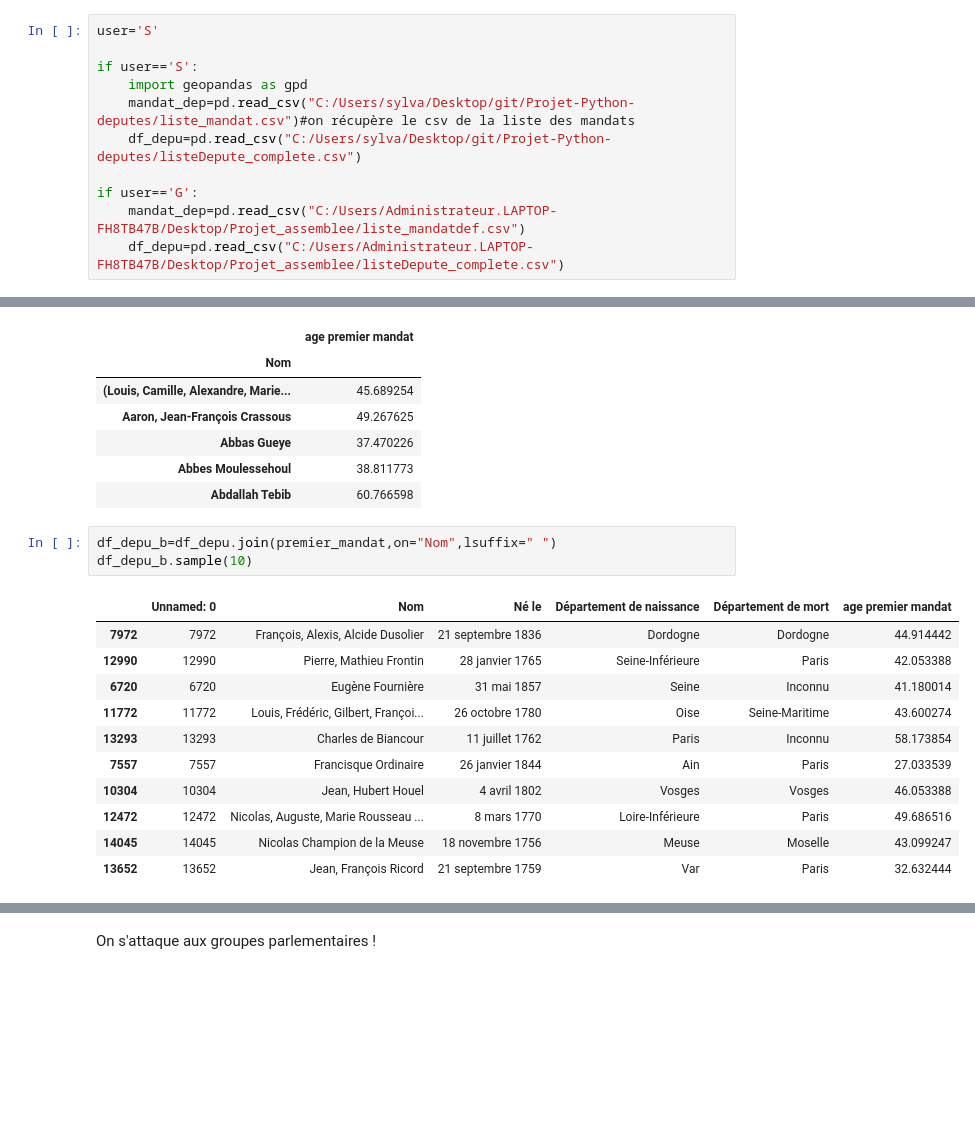
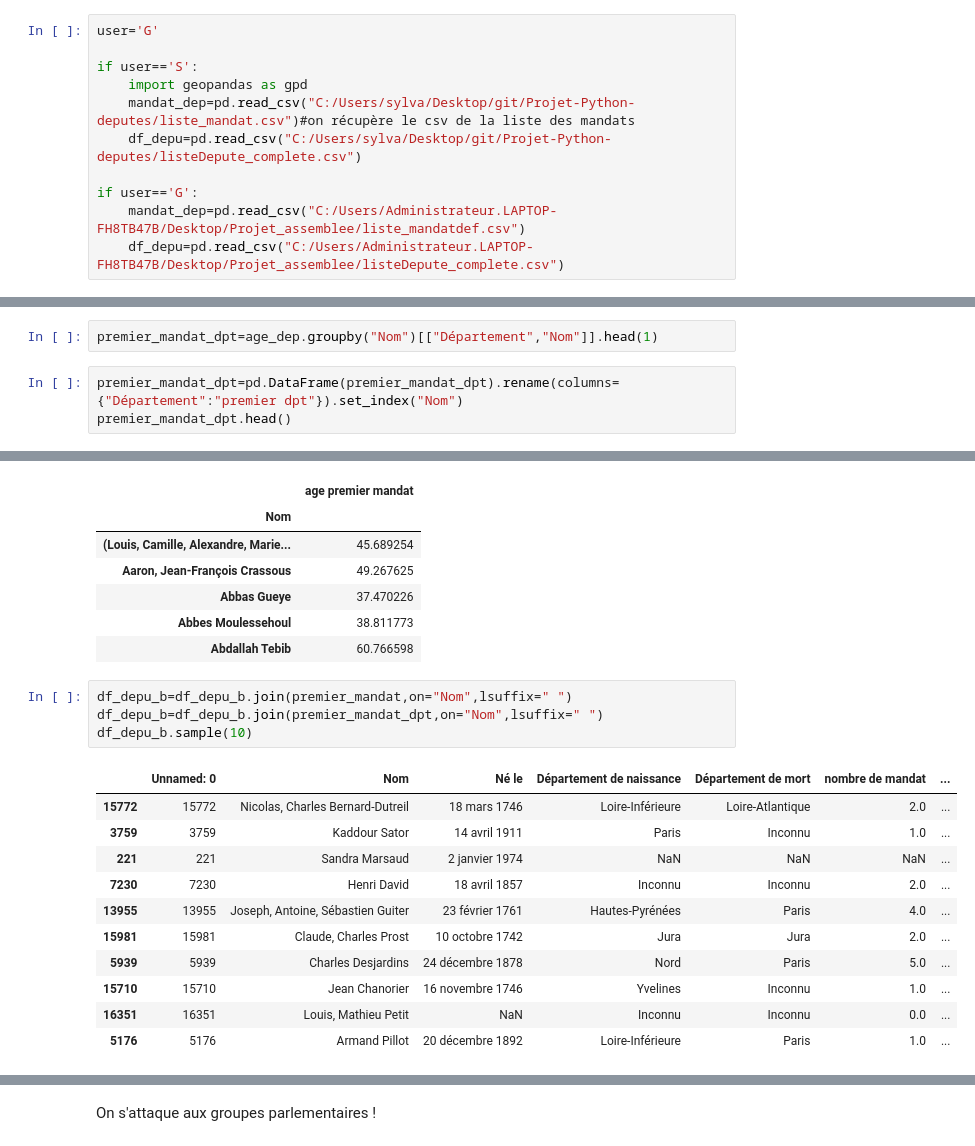
Before and after one commit to dusylvain/Projet-Python-deputes, a Jupyter notebook: statistiques_descriptives_depute.ipynb, the cells around one changed output, grey strips where cells are left out. Drawn from its saved outputs; the diff is of its cells as text; blank space fills up the shorter version.

```diff
--- a/statistiques_descriptives_depute.ipynb
+++ b/statistiques_descriptives_depute.ipynb
@@ -4,7 +4,7 @@ import numpy as np
 import matplotlib.pyplot as plt
 import descartes
 # %%
-user='S'
+user='G'
 
 if user=='S':
     import geopandas as gpd
@@ -591,0 +603,5 @@ premier_mandat=age_dep.groupby("Nom")["age en année"].min()
+# %%
+premier_mandat_dpt=age_dep.groupby("Nom")[["Département","Nom"]].head(1)
+# %%
+premier_mandat_dpt=pd.DataFrame(premier_mandat_dpt).rename(columns={"Département":"premier dpt"}).set_index("Nom")
+premier_mandat_dpt.head()
@@ -601,17 +625,18 @@ premier_mandat.head()
 | Abbes Moulessehoul | 38.811773 |
 | Abdallah Tebib | 60.766598 |
 # %%
-df_depu_b=df_depu.join(premier_mandat,on="Nom",lsuffix=" ")
+df_depu_b=df_depu_b.join(premier_mandat,on="Nom",lsuffix=" ")
+df_depu_b=df_depu_b.join(premier_mandat_dpt,on="Nom",lsuffix=" ")
 df_depu_b.sample(10)
 # %% [output]
-|  | Unnamed: 0 | Nom | Né le | Département de naissance | Département de mort | age premier mandat |
-| 7972 | 7972 | François, Alexis, Alcide Dusolier | 21 septembre 1836 | Dordogne | Dordogne | 44.914442 |
-| 12990 | 12990 | Pierre, Mathieu Frontin | 28 janvier 1765 | Seine-Inférieure | Paris | 42.053388 |
-| 6720 | 6720 | Eugène Fournière | 31 mai 1857 | Seine | Inconnu | 41.180014 |
-| 11772 | 11772 | Louis, Frédéric, Gilbert, Françoi... | 26 octobre 1780 | Oise | Seine-Maritime | 43.600274 |
-| 13293 | 13293 | Charles de Biancour | 11 juillet 1762 | Paris | Inconnu | 58.173854 |
-| 7557 | 7557 | Francisque Ordinaire | 26 janvier 1844 | Ain | Paris | 27.033539 |
-| 10304 | 10304 | Jean, Hubert Houel | 4 avril 1802 | Vosges | Vosges | 46.053388 |
-| 12472 | 12472 | Nicolas, Auguste, Marie Rousseau ... | 8 mars 1770 | Loire-Inférieure | Paris | 49.686516 |
-| 14045 | 14045 | Nicolas Champion de la Meuse | 18 novembre 1756 | Meuse | Moselle | 43.099247 |
-| 13652 | 13652 | Jean, François Ricord | 21 septembre 1759 | Var | Paris | 32.632444 |
+|  | Unnamed: 0 | Nom | Né le | Département de naissance | Département de mort | nombre de mandat | ... |
+| 15772 | 15772 | Nicolas, Charles Bernard-Dutreil | 18 mars 1746 | Loire-Inférieure | Loire-Atlantique | 2.0 | ... |
+| 3759 | 3759 | Kaddour Sator | 14 avril 1911 | Paris | Inconnu | 1.0 | ... |
+| 221 | 221 | Sandra Marsaud | 2 janvier 1974 | NaN | NaN | NaN | ... |
+| 7230 | 7230 | Henri David | 18 avril 1857 | Inconnu | Inconnu | 2.0 | ... |
+| 13955 | 13955 | Joseph, Antoine, Sébastien Guiter | 23 février 1761 | Hautes-Pyrénées | Paris | 4.0 | ... |
+| 15981 | 15981 | Claude, Charles Prost | 10 octobre 1742 | Jura | Jura | 2.0 | ... |
+| 5939 | 5939 | Charles Desjardins | 24 décembre 1878 | Nord | Paris | 5.0 | ... |
+| 15710 | 15710 | Jean Chanorier | 16 novembre 1746 | Yvelines | Inconnu | 1.0 | ... |
+| 16351 | 16351 | Louis, Mathieu Petit | NaN | Inconnu | Inconnu | 0.0 | ... |
+| 5176 | 5176 | Armand Pillot | 20 décembre 1892 | Loire-Inférieure | Paris | 1.0 | ... |
```
Also changed, not shown: parts of 23 cells of this notebook.
